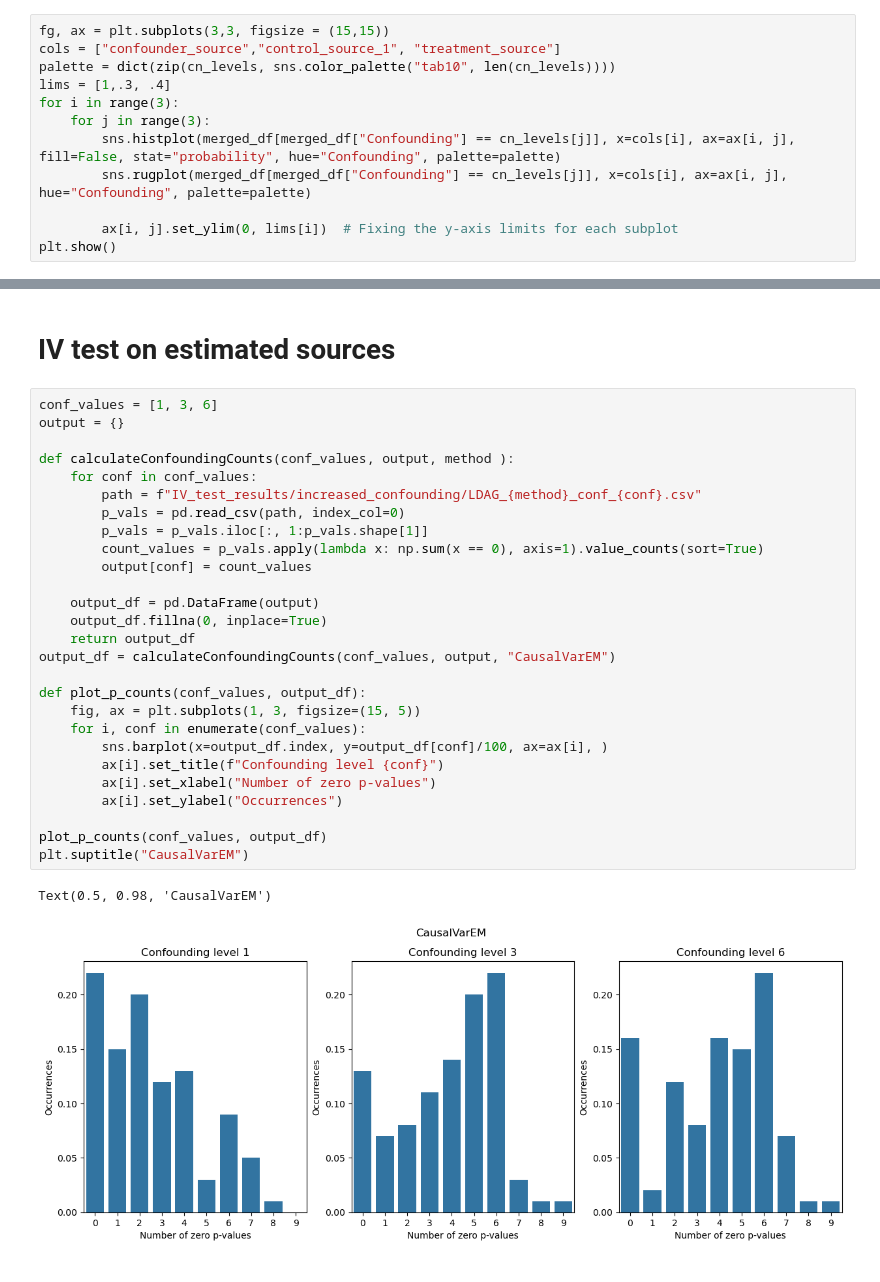
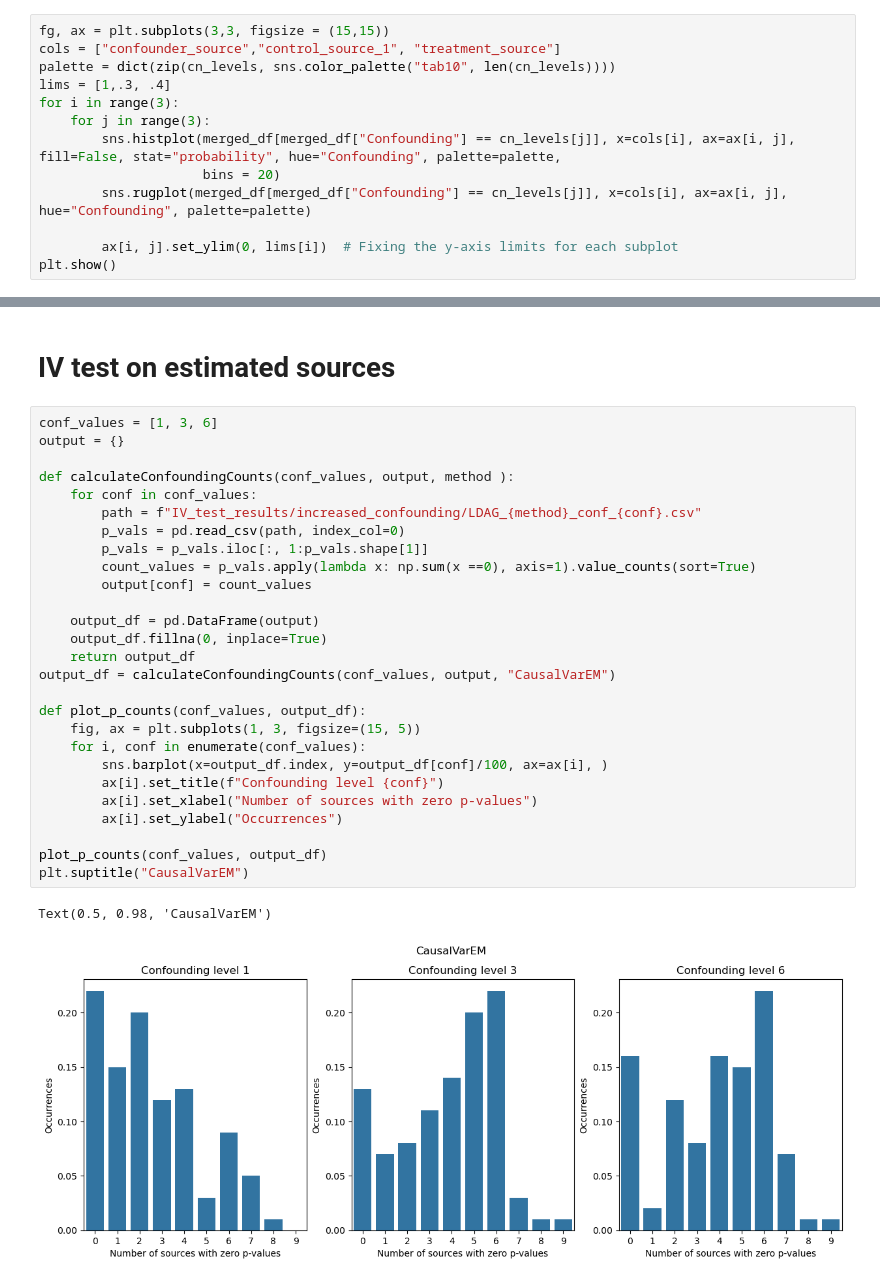
Before and after one commit to malo4300/ICA_IV, a Jupyter notebook: plots_iv_test.ipynb, the cells around one changed output, grey strips where cells are left out. Saved outputs shown, nothing was run; the diff lists cells and outputs as text.

```diff
--- a/plots_iv_test.ipynb
+++ b/plots_iv_test.ipynb
@@ -94,7 +94,8 @@ palette = dict(zip(cn_levels, sns.color_palette("tab10", len(cn_levels))))
 lims = [1,.3, .4]
 for i in range(3):
     for j in range(3):
-        sns.histplot(merged_df[merged_df["Confounding"] == cn_levels[j]], x=cols[i], ax=ax[i, j], fill=False, stat="probability", hue="Confounding", palette=palette)
+        sns.histplot(merged_df[merged_df["Confounding"] == cn_levels[j]], x=cols[i], ax=ax[i, j], fill=False, stat="probability", hue="Confounding", palette=palette,
+                     bins = 20)
         sns.rugplot(merged_df[merged_df["Confounding"] == cn_levels[j]], x=cols[i], ax=ax[i, j], hue="Confounding", palette=palette)
 
         ax[i, j].set_ylim(0, lims[i])  # Fixing the y-axis limits for each subplot
@@ -106,33 +107,33 @@ plt.show()
 # %%
 conf_values = [1, 3, 6]
 output = {}
 
 def calculateConfoundingCounts(conf_values, output, method ):
     for conf in conf_values:
         path = f"IV_test_results/increased_confounding/LDAG_{method}_conf_{conf}.csv"
         p_vals = pd.read_csv(path, index_col=0)
         p_vals = p_vals.iloc[:, 1:p_vals.shape[1]]
-        count_values = p_vals.apply(lambda x: np.sum(x == 0), axis=1).value_counts(sort=True)
+        count_values = p_vals.apply(lambda x: np.sum(x ==0), axis=1).value_counts(sort=True)
         output[conf] = count_values
 
     output_df = pd.DataFrame(output)
     output_df.fillna(0, inplace=True)
     return output_df
 output_df = calculateConfoundingCounts(conf_values, output, "CausalVarEM")
 
 def plot_p_counts(conf_values, output_df):
     fig, ax = plt.subplots(1, 3, figsize=(15, 5))
     for i, conf in enumerate(conf_values):
         sns.barplot(x=output_df.index, y=output_df[conf]/100, ax=ax[i], )
         ax[i].set_title(f"Confounding level {conf}")
-        ax[i].set_xlabel("Number of zero p-values")
+        ax[i].set_xlabel("Number of sources with zero p-values")
         ax[i].set_ylabel("Occurrences")
 
 plot_p_counts(conf_values, output_df)
 plt.suptitle("CausalVarEM")
 # %% [output]
 Text(0.5, 0.98, 'CausalVarEM')
-[figure, old version]
+[figure, new version]
 # %%
 conf_values = [1,3, 6]
 output = {}
```
Also changed, not shown: parts of 5 cells of this notebook, 10 other files.
